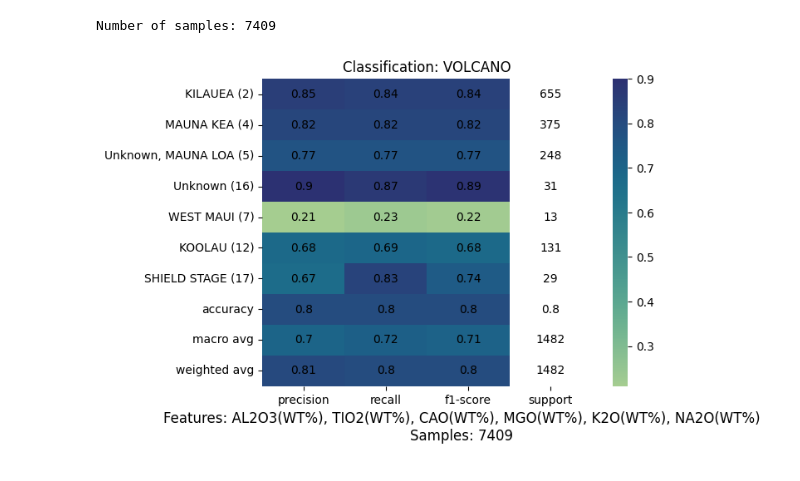
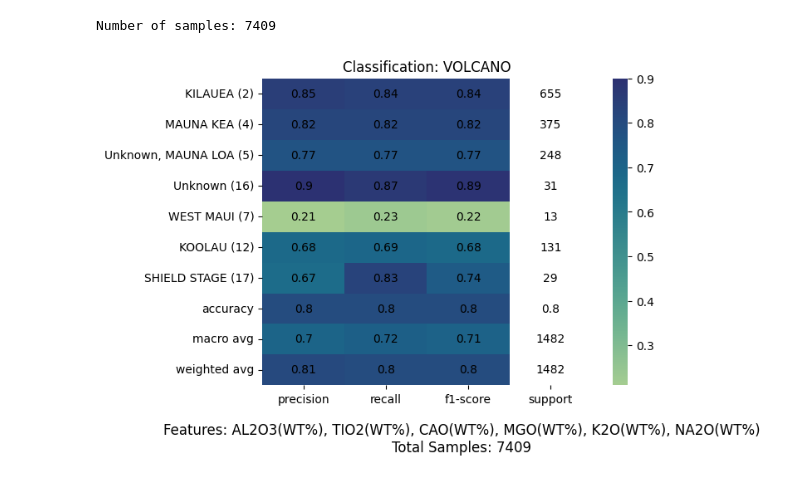
Before and after one commit to miromanestar/LomaGeology, a Jupyter notebook: notebooks/py_classifier.ipynb, the cells around one changed output. Drawn from its saved outputs; the diff is of its cells as text; code cells hidden in the pictures.

Commit message:
Added sample count to decision tree table

```diff
--- a/notebooks/py_classifier.ipynb
+++ b/notebooks/py_classifier.ipynb
@@ -86,7 +86,7 @@ report = classification_report(
 )
 
 def get_caption():
-    return f'Features: {", ".join(drop_class(primaries).columns[1:])}\nSamples: {len(primaries.index)}'
+    return f'Features: {", ".join(drop_class(primaries).columns[1:])}\nTotal Samples: {len(primaries.index)}'
 
 def heatmap():
     temp = pd.DataFrame(report).T
@@ -102,31 +102,31 @@ def heatmap_table():
     cm = sns.light_palette("green", as_cmap=True)
     display(pd.DataFrame(report).T.style.background_gradient(cmap=cm))
 
 def display_table():
     final = pd.DataFrame(report).transpose()
     print(f'Classification: {class_ident}')
     display(final.round(2))
     final.round(2).to_csv(f'../trees/dt-{class_ident}.csv')
 
 def plot_tree():
     plt.figure(figsize=(40,20))
     tree.plot_tree(classifier, fontsize=10)
 
 def export_tree():
     dot_data = tree.export_graphviz(
         classifier,
         out_file=None,
         feature_names=primaries.columns[1:],
         filled=True,
         rounded=True,
         class_names=[str(x) for x in primaries[class_ident].unique()],
     )
     graph = graphviz.Source(dot_data)
     # display(graph)
     graph.format = 'svg'
     graph.render(f'../trees/dt-{class_ident}', view=False, cleanup=True)
 
 heatmap()
 export_tree()
 # %% [output]
-[figure, old version]
+[figure, new version]
```
Also changed, not shown: 1 other file.
